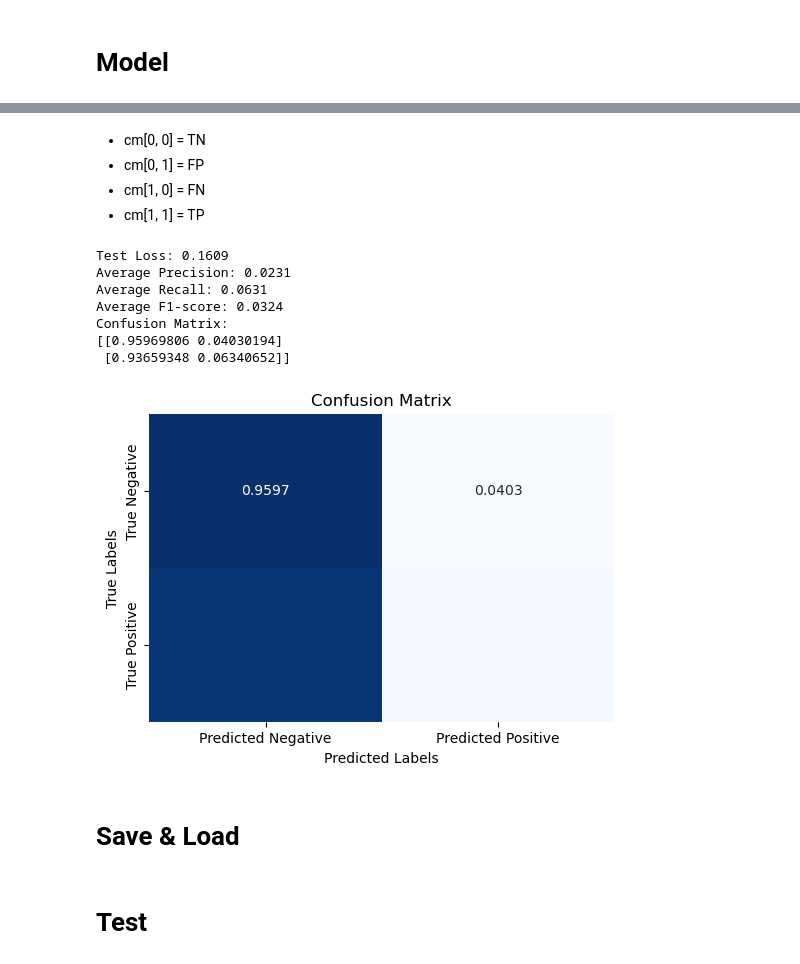
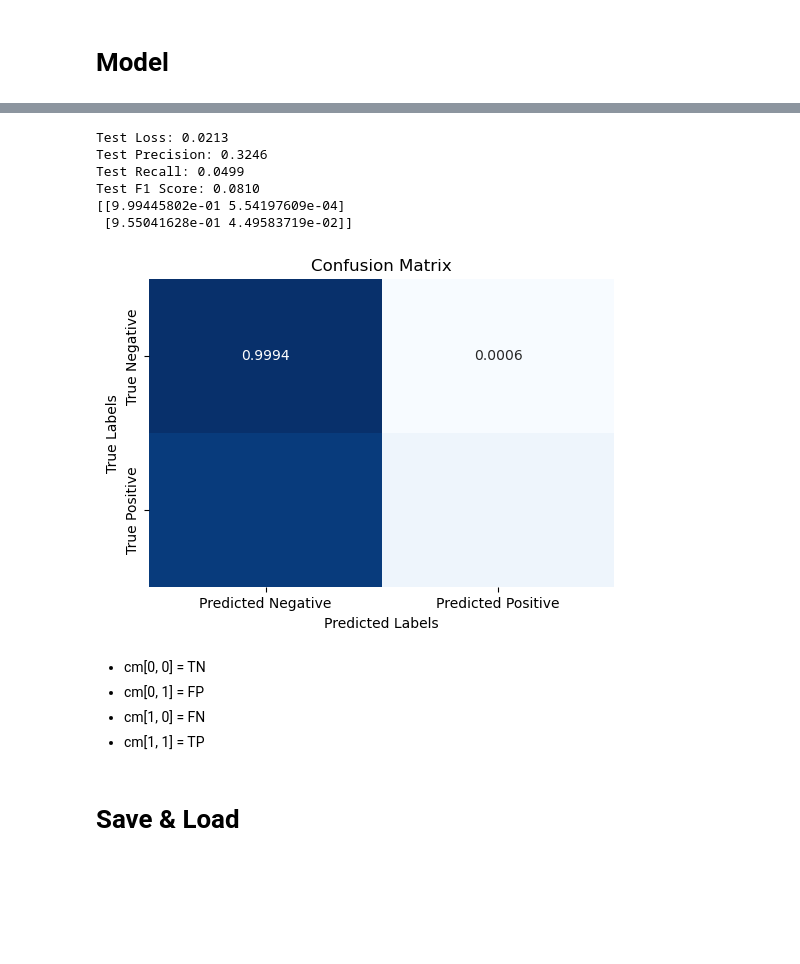
Before and after one commit to dorianGT/GLiNER-Generalist-Model-for-Named-Entity-Recognition-using-Bidirectional-Transformer, a Jupyter notebook: model copy.ipynb, the cells around one changed output, grey strips where cells are left out. Drawn from its saved outputs; the diff is of its cells as text; code cells hidden in the pictures; blank space fills up the shorter version.

```diff
--- a/model copy.ipynb
+++ b/model copy.ipynb
@@ -76,7 +76,7 @@ import torch
 from tqdm import tqdm
 import json
 
-def prepare_data_for_training(processed_data, model, max_length=512, max_entity_per_seq = 25):
+def prepare_data_for_training(processed_data, model, max_length=64, max_entity_per_seq = 25):
     input_ids, labels, entity_tensors, attention_masks = [], [], [], []
     entity_masks, sentence_masks = [], []
 
@@ -260,7 +260,7 @@ tensor([129092, 133398, 141286,      0,      0,      0,      0,      0,      0,
 # %% [markdown]
 # Dataset and Dataloader
 # %%
-proportion = 1
+proportion = 0.1
 # %%
 from torch.utils.data import DataLoader, Dataset, random_split
 import torch
@@ -356,10 +358,10 @@ def collate_fn(batch):
     # ])
 
     # Padding des spans
-    spans = torch.stack([
-        torch.cat([torch.tensor(s, dtype=torch.long), torch.zeros((max_spans - len(s), 2), dtype=torch.long)])
-        for s in spans
-    ])
+    # spans = torch.stack([
+    #     torch.cat([torch.tensor(s, dtype=torch.long), torch.zeros((max_spans - len(s), 2), dtype=torch.long)])
+    #     for s in spans
+    # ])
 
     # Padding des entity_ids
     # padded_entity_ids = torch.stack([
@@ -384,6 +386,7 @@ def collate_fn(batch):
     binary_labels = torch.stack([bl.clone().detach() for bl in binary_labels])
     sentence_masks = torch.stack([sm.clone().detach() for sm in sentence_masks])
     entity_masks = torch.stack([em.clone().detach() for em in entity_masks])
+    spans = torch.tensor([span for span in spans], dtype=torch.long)
 
     return input_ids, attention_masks, spans, entity_ids, binary_labels, sentence_masks, entity_masks
 # %%
@@ -764,27 +668,24 @@ confusion_matrix_total = confusion_matrix_total.numpy()
+# %%
+test_loss, test_precision, test_recall, test_f1, cm = test_epoch(model, test_loader)
+# %%
+print(f"Test Loss: {test_loss:.4f}")
+print(f"Test Precision: {test_precision:.4f}")
+print(f"Test Recall: {test_recall:.4f}")
+print(f"Test F1 Score: {test_f1:.4f}")
+plot_confusion_matrix(cm,True)
+# %% [output]
+Test Loss: 0.0213
+Test Precision: 0.3246
+Test Recall: 0.0499
+Test F1 Score: 0.0810
+[[9.99445802e-01 5.54197609e-04]
+ [9.55041628e-01 4.49583719e-02]]
+[figure, added]
 # %% [markdown]
 - cm[0, 0] = TN
 - cm[0, 1] = FP
 - cm[1, 0] = FN
 - cm[1, 1] = TP
-# %%
-# Affichage des résultats
-print(f"Test Loss: {test_loss:.4f}")
-print(f"Average Precision: {average_precision:.4f}")
-print(f"Average Recall: {average_recall:.4f}")
-print(f"Average F1-score: {average_f1:.4f}")
-print("Confusion Matrix:")
-
-# Affichage de la matrice de confusion après le calcul des métriques
-plot_confusion_matrix(confusion_matrix_total,True)
-# %% [output]
-Test Loss: 0.1609
-Average Precision: 0.0231
-Average Recall: 0.0631
-Average F1-score: 0.0324
-Confusion Matrix:
-[[0.95969806 0.04030194]
- [0.93659348 0.06340652]]
-[figure, removed]
 # %% [markdown]
 # Save & Load
 # %%
@@ -792,5 +693,3 @@ Confusion Matrix:
 torch.save(model, "model_full2.pth")
 # Sauvegarder le modèle
 torch.save(model.state_dict(), "model2.pth")
-# %% [markdown]
-# Test
```
Also changed, not shown: parts of 15 cells of this notebook.
